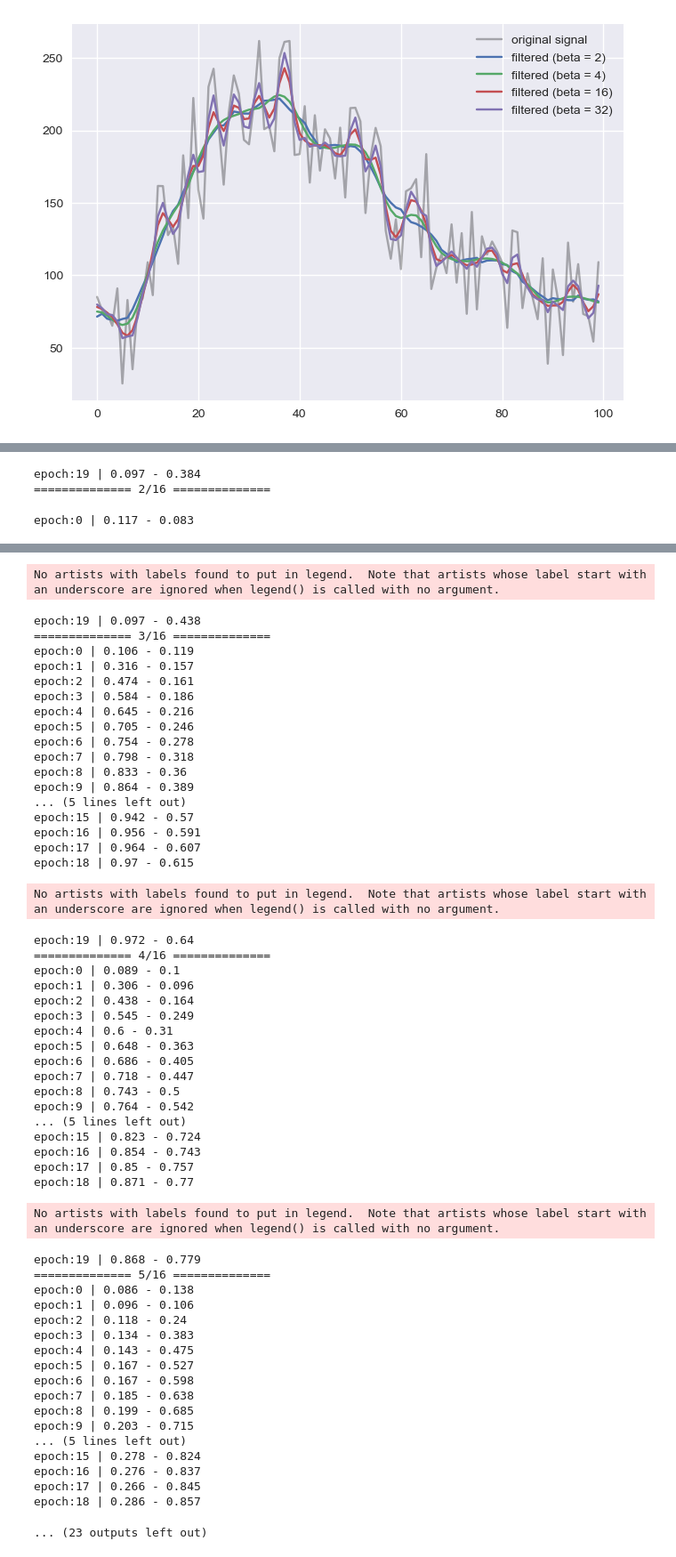
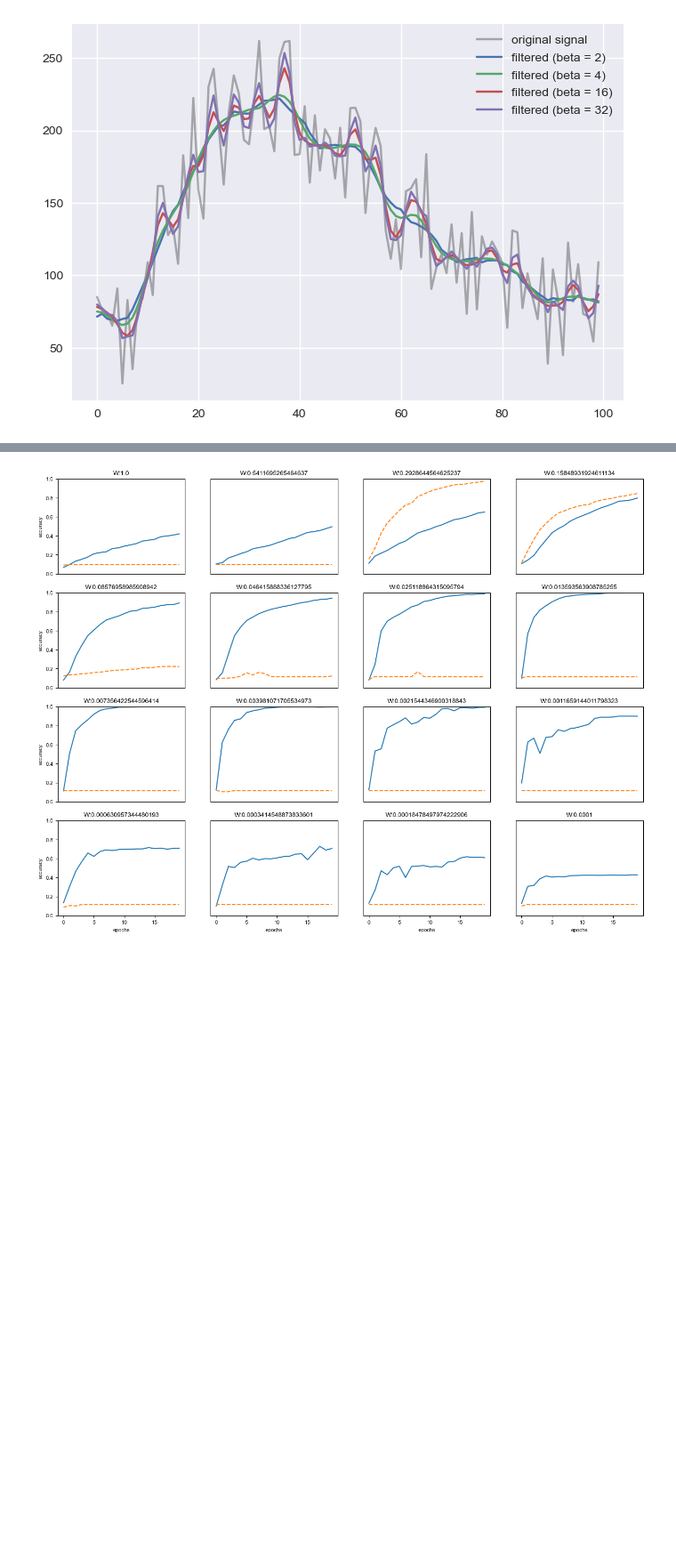
Before and after one commit to PhyCosmos/docs, a Jupyter notebook: ch6.ipynb, the cells around one changed output, grey strips where cells are left out. Shown at 89% size. Drawn from its saved outputs; the diff is of its cells as text; code cells hidden in the pictures; blank space fills up the shorter version.

Commit message:
mod fonts in ch6

```diff
--- a/ch6.ipynb
+++ b/ch6.ipynb
@@ -940,7 +923,7 @@ def __train(weight_init_std):
     iter_per_epoch = max(train_size / batch_size, 1)
     epoch_cnt = 0
 
-    for i in range(1000000000):
+    for i in range(100000000):
         batch_mask = np.random.choice(train_size, batch_size)
         x_batch = x_train[batch_mask]
         t_batch = t_train[batch_mask]
@@ -955,7 +938,7 @@ def __train(weight_init_std):
             train_acc_list.append(train_acc)
             bn_train_acc_list.append(bn_train_acc)
 
-            print("epoch:" + str(epoch_cnt) + " | " + str(train_acc) + " - " + str(bn_train_acc))
+            # print("epoch:" + str(epoch_cnt) + " | " + str(train_acc) + " - " + str(bn_train_acc))
 
             epoch_cnt += 1
             if epoch_cnt >= max_epochs:
@@ -965,13 +948,20 @@ def __train(weight_init_std):
 
 
 # 그래프 그리기==========
+font = {'family' : 'Arial',
+        'weight' : 'regular',
+        'size'   : 8}
+
+import matplotlib
+matplotlib.rc('font', **font)
+fig = plt.figure(figsize=(16, 12))
+
 weight_scale_list = np.logspace(0, -4, num=16)
 x = np.arange(max_epochs)
 
 for i, w in enumerate(weight_scale_list):
-    print( "============== " + str(i+1) + "/16" + " ==============")
+    # print( "============== " + str(i+1) + "/16" + " ==============")
     train_acc_list, bn_train_acc_list = __train(w)
-
     plt.subplot(4,4,i+1)
     plt.title("W:" + str(w))
     if i == 15:
@@ -990,7 +980,7 @@ for i, w in enumerate(weight_scale_list):
         plt.xticks([])
     else:
         plt.xlabel("epochs")
-    plt.legend(loc='lower right')
+    # plt.legend(loc='lower right')
 
 plt.show()
 # %% [output]
@@ -1018,3 +986,0 @@ No artists with labels found to put in legend.  Note that artists whose label st
-epoch:19 | 0.097 - 0.384
-============== 2/16 ==============
-epoch:0 | 0.117 - 0.083
@@ -1039,55 +987 @@ epoch:18 | 0.097 - 0.434
-No artists with labels found to put in legend.  Note that artists whose label start with an underscore are ignored when legend() is called with no argument.
-epoch:19 | 0.097 - 0.438
-============== 3/16 ==============
-epoch:0 | 0.106 - 0.119
-epoch:1 | 0.316 - 0.157
-epoch:2 | 0.474 - 0.161
-epoch:3 | 0.584 - 0.186
-epoch:4 | 0.645 - 0.216
-epoch:5 | 0.705 - 0.246
-epoch:6 | 0.754 - 0.278
-epoch:7 | 0.798 - 0.318
-epoch:8 | 0.833 - 0.36
-epoch:9 | 0.864 - 0.389
-... (5 lines left out)
-epoch:15 | 0.942 - 0.57
-epoch:16 | 0.956 - 0.591
-epoch:17 | 0.964 - 0.607
-epoch:18 | 0.97 - 0.615
-No artists with labels found to put in legend.  Note that artists whose label start with an underscore are ignored when legend() is called with no argument.
-epoch:19 | 0.972 - 0.64
-============== 4/16 ==============
-epoch:0 | 0.089 - 0.1
-epoch:1 | 0.306 - 0.096
-epoch:2 | 0.438 - 0.164
-epoch:3 | 0.545 - 0.249
-epoch:4 | 0.6 - 0.31
-epoch:5 | 0.648 - 0.363
-epoch:6 | 0.686 - 0.405
-epoch:7 | 0.718 - 0.447
-epoch:8 | 0.743 - 0.5
-epoch:9 | 0.764 - 0.542
-... (5 lines left out)
-epoch:15 | 0.823 - 0.724
-epoch:16 | 0.854 - 0.743
-epoch:17 | 0.85 - 0.757
-epoch:18 | 0.871 - 0.77
-No artists with labels found to put in legend.  Note that artists whose label start with an underscore are ignored when legend() is called with no argument.
-epoch:19 | 0.868 - 0.779
-============== 5/16 ==============
-epoch:0 | 0.086 - 0.138
-epoch:1 | 0.096 - 0.106
-epoch:2 | 0.118 - 0.24
-epoch:3 | 0.134 - 0.383
-epoch:4 | 0.143 - 0.475
-epoch:5 | 0.167 - 0.527
-epoch:6 | 0.167 - 0.598
-epoch:7 | 0.185 - 0.638
-epoch:8 | 0.199 - 0.685
-epoch:9 | 0.203 - 0.715
-... (5 lines left out)
-epoch:15 | 0.278 - 0.824
-epoch:16 | 0.276 - 0.837
-epoch:17 | 0.266 - 0.845
-epoch:18 | 0.286 - 0.857
-... (23 outputs left out)
+[figure, added]
```
Also changed, not shown: parts of 2 cells of this notebook.
